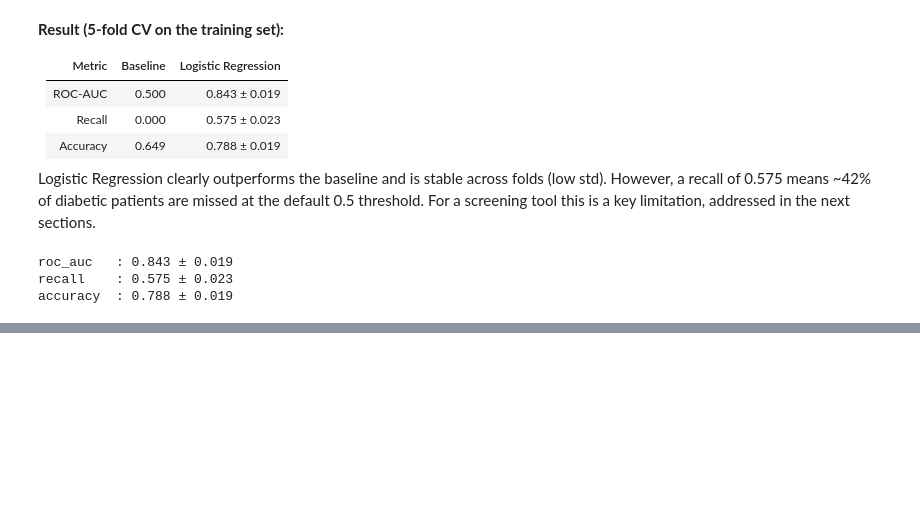
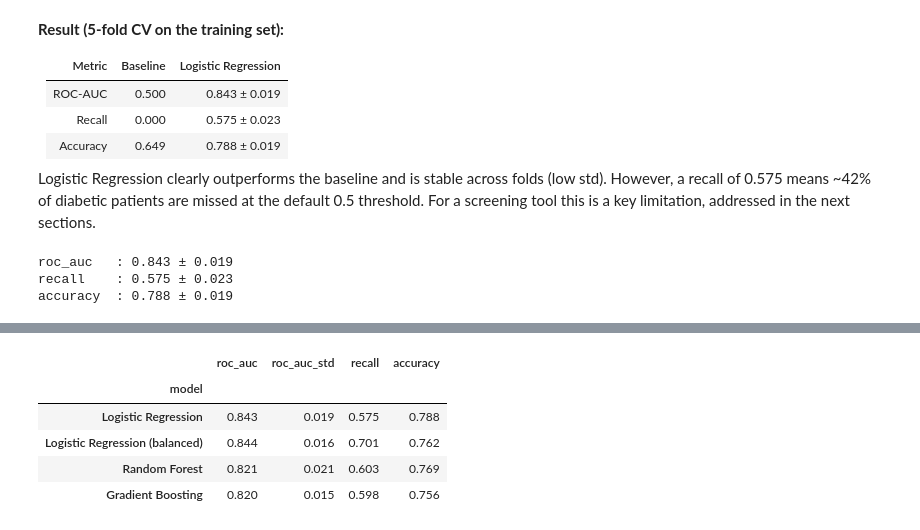
Before and after one commit to Koroush-Mashayekh/diabetes-risk-prediction, a Jupyter notebook: notebooks/02_modeling.ipynb, the cells around one changed output, grey strips where cells are left out. Drawn from its saved outputs; the diff is of its cells as text; code cells hidden in the pictures; blank space fills up the shorter version.

```diff
--- a/notebooks/02_modeling.ipynb
+++ b/notebooks/02_modeling.ipynb
@@ -150,0 +160,37 @@ accuracy  : 0.788 ± 0.019
+# %%
+from sklearn.ensemble import RandomForestClassifier, GradientBoostingClassifier
+
+models = {
+    "Logistic Regression": LogisticRegression(max_iter=1000),
+    "Logistic Regression (balanced)": LogisticRegression(max_iter=1000, class_weight="balanced"),
+    "Random Forest": RandomForestClassifier(n_estimators=300, random_state=42),
+    "Gradient Boosting": GradientBoostingClassifier(random_state=42),
+}
+
+results = []
+
+for name, model in models.items():
+    pipe = Pipeline([
+        ("imputer", SimpleImputer(strategy="median")),
+        ("scaler", StandardScaler()),
+        ("model", model),
+    ])
+    scores = cross_validate(pipe, X_train, y_train, cv=cv,
+                            scoring=["roc_auc", "recall", "accuracy"])
+    results.append({
+        "model": name,
+        "roc_auc": scores["test_roc_auc"].mean(),
+        "roc_auc_std": scores["test_roc_auc"].std(),
+        "recall": scores["test_recall"].mean(),
+        "accuracy": scores["test_accuracy"].mean(),
+    })
+
+results_df = pd.DataFrame(results).set_index("model").round(3)
+results_df
+# %% [output]
+|  | roc_auc | roc_auc_std | recall | accuracy |
+| model |  |  |  |  |
+| Logistic Regression | 0.843 | 0.019 | 0.575 | 0.788 |
+| Logistic Regression (balanced) | 0.844 | 0.016 | 0.701 | 0.762 |
+| Random Forest | 0.821 | 0.021 | 0.603 | 0.769 |
+| Gradient Boosting | 0.820 | 0.015 | 0.598 | 0.756 |
```
Also changed, not shown: parts of 3 cells of this notebook.
